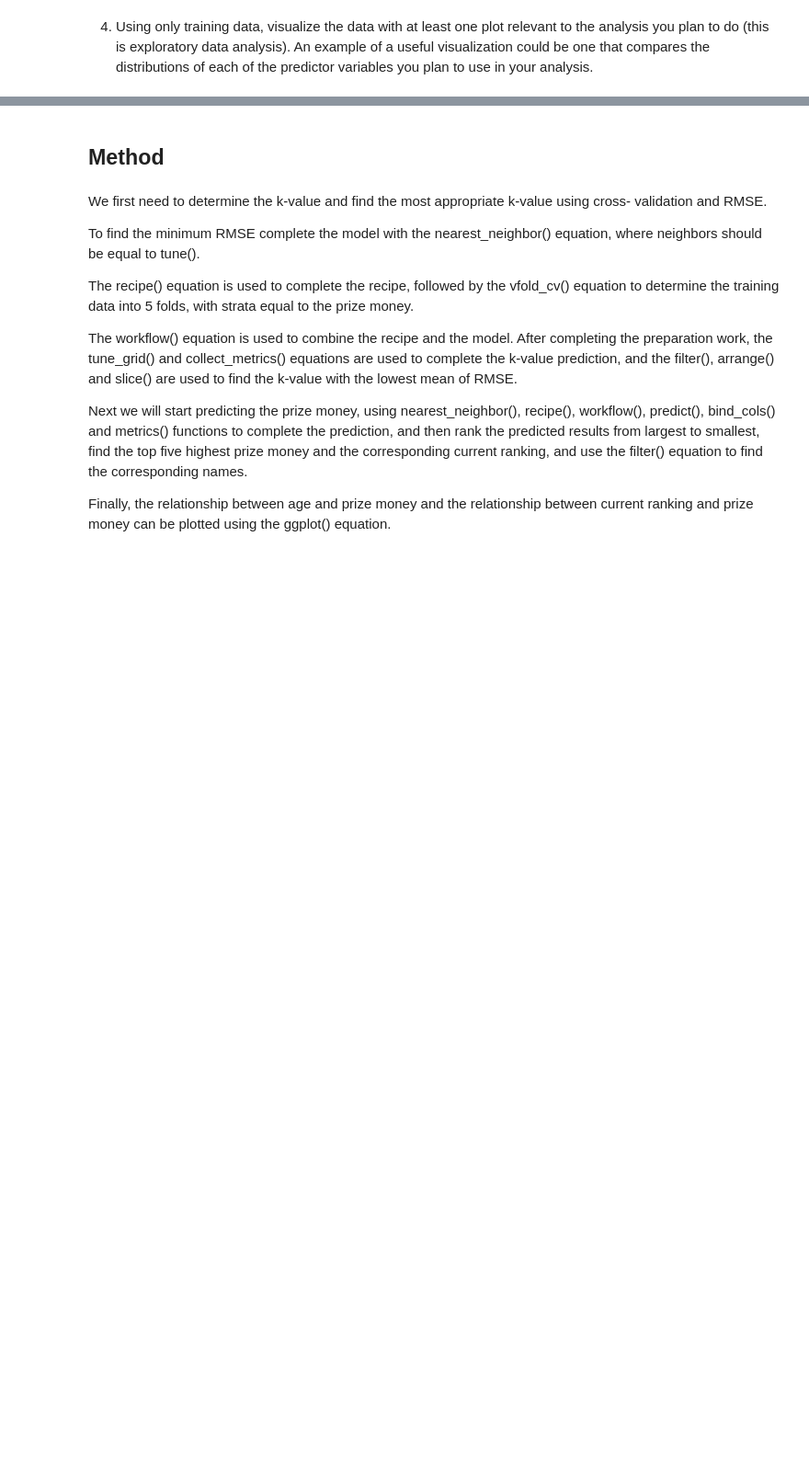
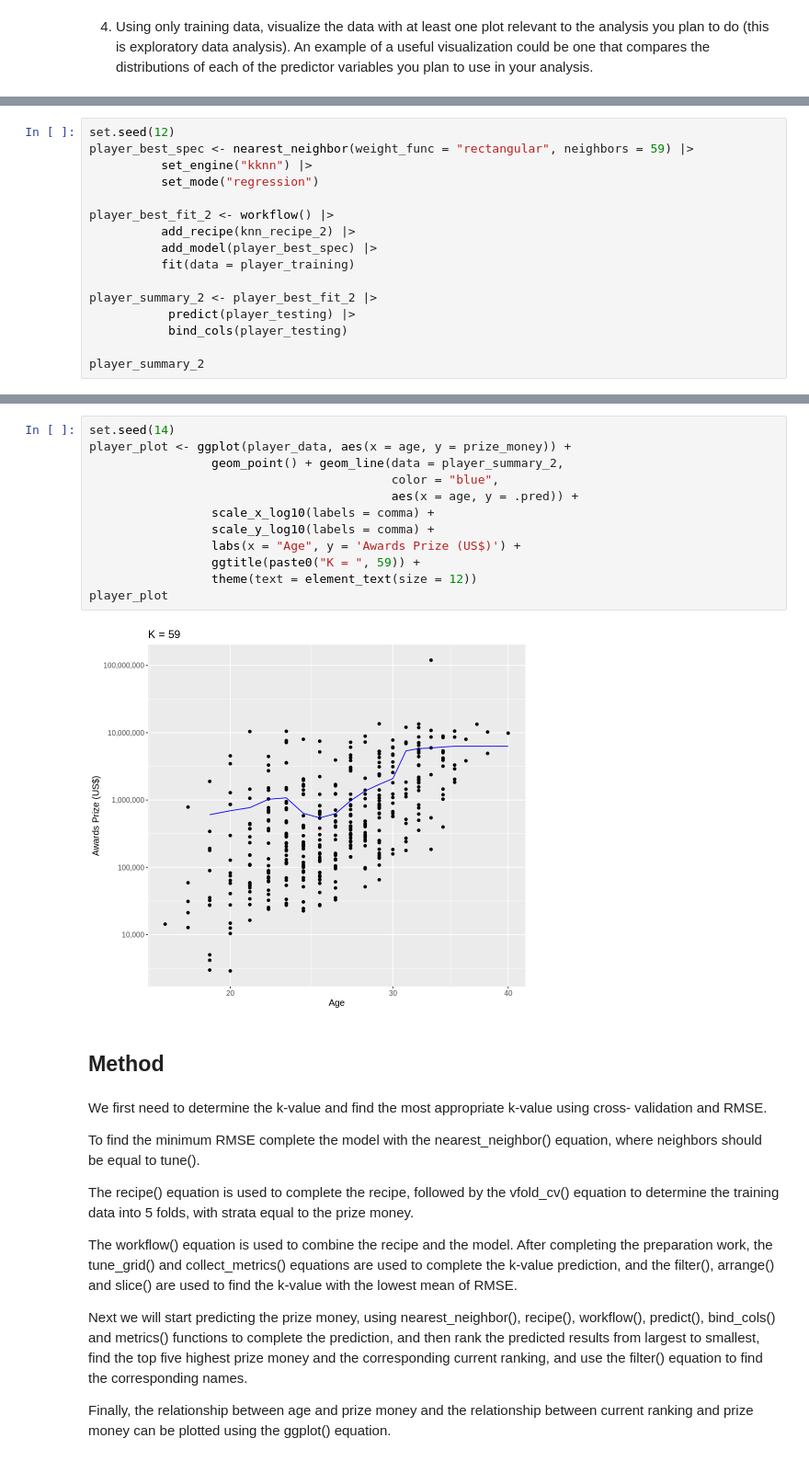
Before and after one commit to HaoyuYou/player_group_project, a Jupyter notebook: group_proposal.ipynb, the cells around one changed output, grey strips where cells are left out. Shown at 92% size. Cells and saved outputs as stored; diff of their text form; blank space fills up the shorter version.

```diff
--- a/group_proposal.ipynb
+++ b/group_proposal.ipynb
@@ -149,0 +261,16 @@ current_rank_plot
+# %%
+set.seed(12)
+player_best_spec <- nearest_neighbor(weight_func = "rectangular", neighbors = 59) |>
+          set_engine("kknn") |>
+          set_mode("regression")
+
+player_best_fit_2 <- workflow() |>
+          add_recipe(knn_recipe_2) |>
+          add_model(player_best_spec) |>
+          fit(data = player_training)
+
+player_summary_2 <- player_best_fit_2 |>
+           predict(player_testing) |>
+           bind_cols(player_testing)
+
+player_summary_2
@@ -150,3 +297,17 @@ current_rank_plot
+# %%
+set.seed(14)
+player_plot <- ggplot(player_data, aes(x = age, y = prize_money)) +
+                 geom_point() + geom_line(data = player_summary_2,
+                                          color = "blue",
+                                          aes(x = age, y = .pred)) +
+                 scale_x_log10(labels = comma) +
+                 scale_y_log10(labels = comma) +
+                 labs(x = "Age", y = 'Awards Prize (US$)') +
+                 ggtitle(paste0("K = ", 59)) +
+                 theme(text = element_text(size = 12))
+player_plot
+# %% [output]
+[figure, added]
 # %% [markdown]
 ## Method
 # %% [markdown]
```
Also changed, not shown: parts of 14 cells of this notebook.
